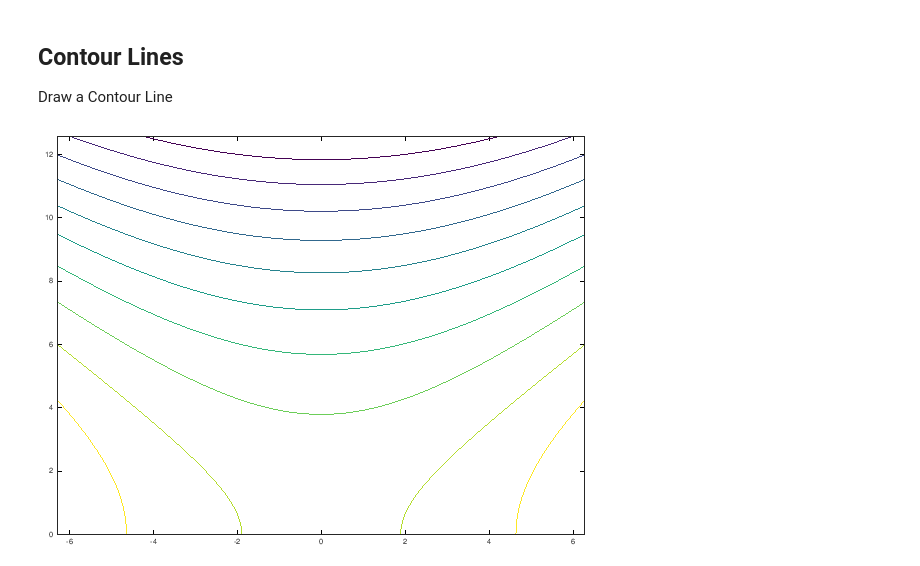
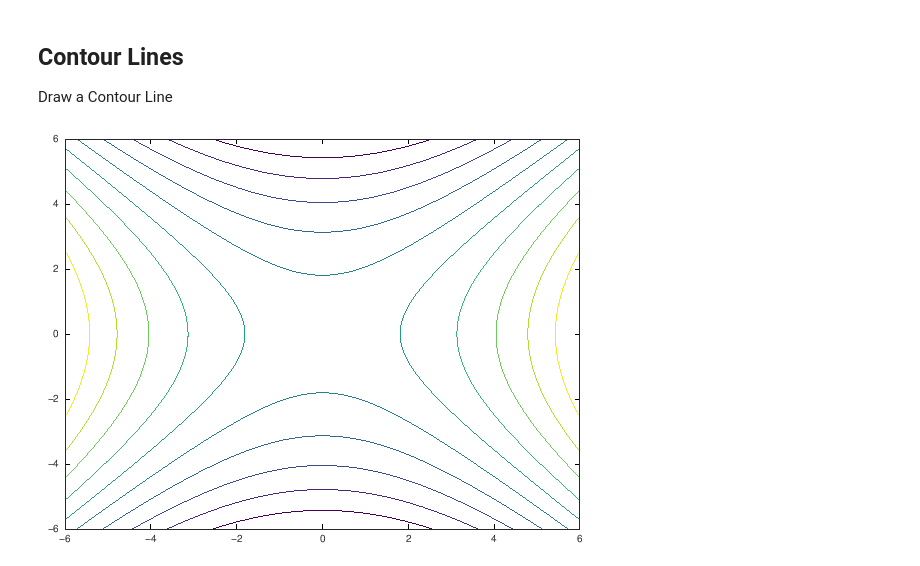
Before and after one commit to StephanStofer/hslu-imath-mep, a Jupyter notebook: Calculus.ipynb, the cells around one changed output. Cells and saved outputs as stored; diff of their text form; code cells hidden in the pictures.

```diff
--- a/Calculus.ipynb
+++ b/Calculus.ipynb
@@ -24,10 +43,10 @@ graph(f);
 ## Contour Lines
 Draw a Contour Line
 # %%
-x = linspace(-2 * pi,2 * pi);
-y = linspace(0,4 * pi);
+x = linspace(-6, 6);
+y = linspace(-6, 6);
 [X,Y] = meshgrid(x,y);
 Z = X.^2-Y.^2;
 contour(X,Y,Z)
 # %% [output]
-[figure, old version]
+[figure, new version]
```
Also changed, not shown: parts of 9 cells of this notebook, 4 other files.
